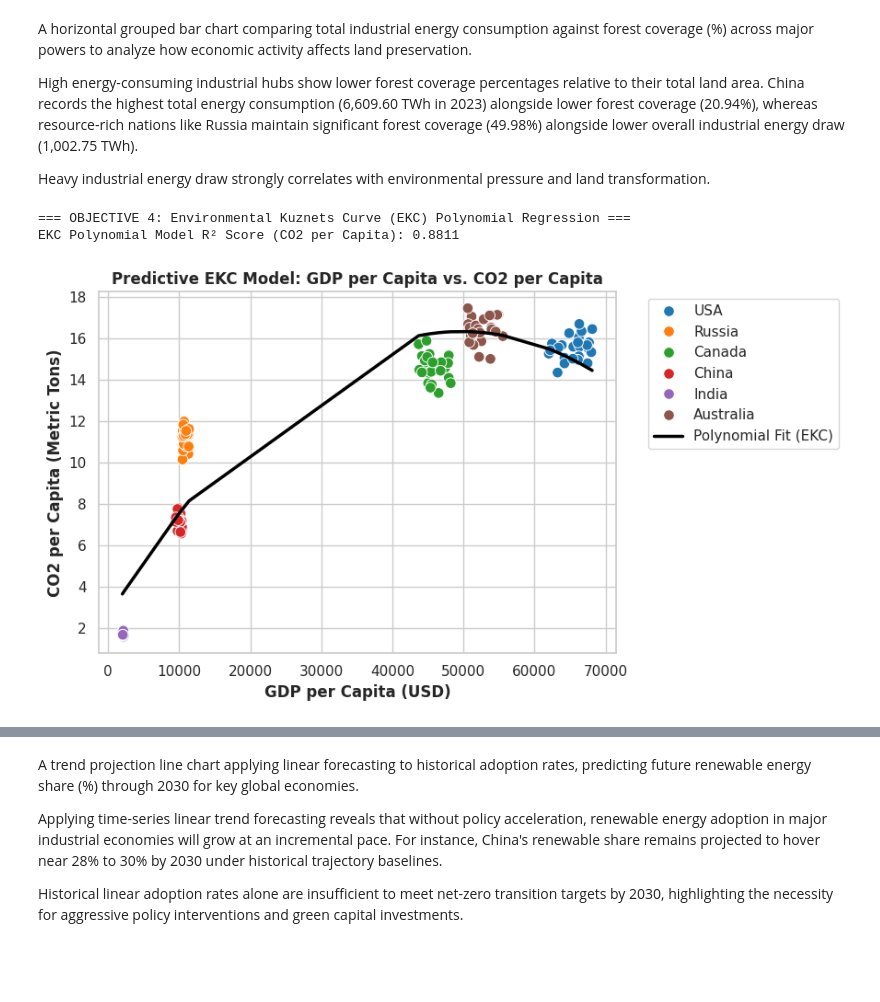
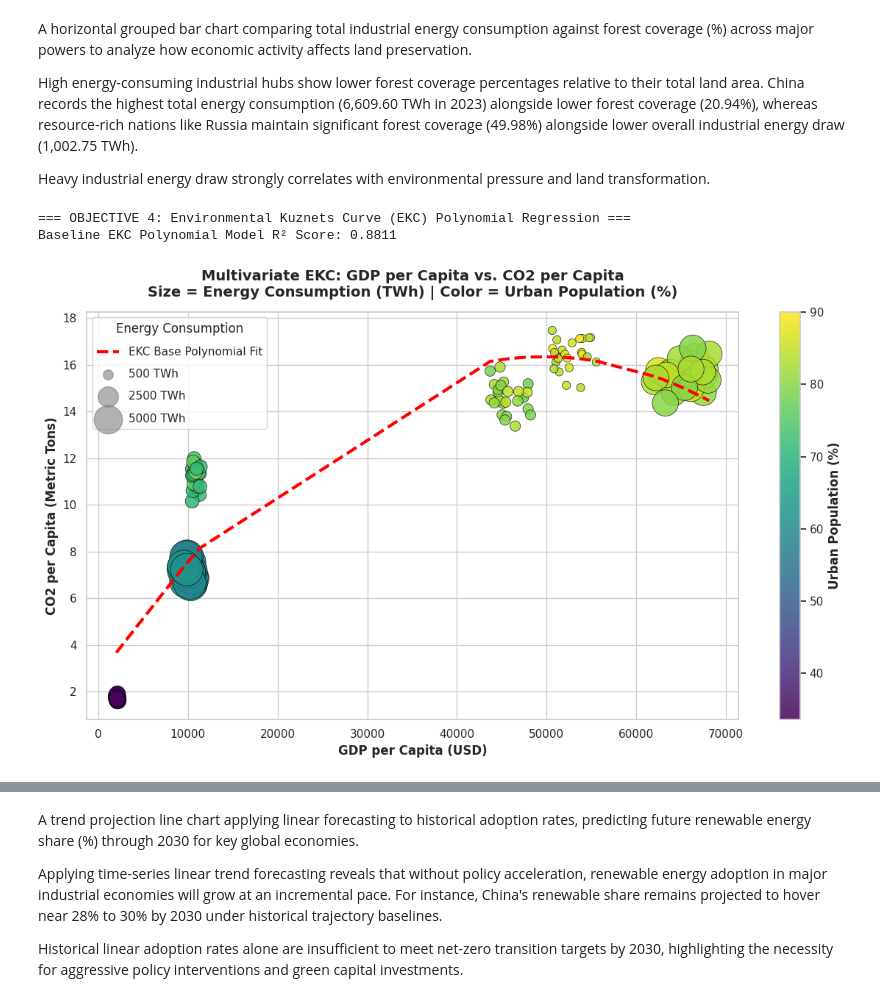
Before and after one commit to sitiekbal/CapstnPro_Econ.Analysis, a Jupyter notebook: Capstone_Project_Economic_Analysis.ipynb, the cells around one changed output, grey strips where cells are left out. Drawn from its saved outputs; the diff is of its cells as text; code cells hidden in the pictures; blank space fills up the shorter version.

```diff
--- a/Capstone_Project_Economic_Analysis.ipynb
+++ b/Capstone_Project_Economic_Analysis.ipynb
@@ -274,46 +274,76 @@ import numpy as np
 import pandas as pd
 import matplotlib.pyplot as plt
 import seaborn as sns
 from sklearn.linear_model import LinearRegression
 from sklearn.preprocessing import PolynomialFeatures
 from sklearn.metrics import r2_score
 
 print("=== OBJECTIVE 4: Environmental Kuznets Curve (EKC) Polynomial Regression ===")
 
-# Normalize CO2 to Per Capita to account for country scale
+# Ensure CO2 per Capita is computed
 pop_col = [col for col in df.columns if 'Population' in col and 'Growth' not in col and 'Urban' not in col][0]
 df['CO2_per_Capita'] = df['CO2 Emissions (Million Metric Tons)'] / df[pop_col]
 
-# Preparing data for EKC: Predicting CO2 per Capita based on GDP per Capita
+# Fit a Degree-2 Polynomial Regression for baseline reference
 X_ekc = df[['GDP per Capita (in USD)']]
 y_ekc = df['CO2_per_Capita']
-
-# Fit a Degree-2 Polynomial Regression
 poly = PolynomialFeatures(degree=2)
 X_poly = poly.fit_transform(X_ekc)
-
 ekc_model = LinearRegression()
 ekc_model.fit(X_poly, y_ekc)
 y_pred_ekc = ekc_model.predict(X_poly)
 
-print(f"EKC Polynomial Model R² Score (CO2 per Capita): {r2_score(y_ekc, y_pred_ekc):.4f}")
+print(f"Baseline EKC Polynomial Model R² Score: {r2_score(y_ekc, y_pred_ekc):.4f}")
 
-# Plotting EKC Model Fit
-plt.figure(figsize=(9, 5))
-sns.scatterplot(x=df['GDP per Capita (in USD)'], y=y_ekc, hue=df['Country'], palette='tab10', s=70)
+# Create a multi-dimensional plot incorporating all requested features:
+# X-axis: GDP per Capita
+# Y-axis: CO2 per Capita
+# Hue (Color): Urban Population (%)
+# Size: Energy Consumption (TWh)
+plt.figure(figsize=(12, 7))
+sns.set_theme(style="whitegrid")
 
-# Sort values for smooth curve plotting
+scatter = plt.scatter(
+    df['GDP per Capita (in USD)'],
+    df['CO2_per_Capita'],
+    c=df['Urban Population (%)'],
+    s=df['Energy Consumption (TWh)'] * 0.15 + 20,  # Scaled for visual clarity
+    cmap='viridis',
+    alpha=0.85,
+    edgecolors='black',
+    linewidths=0.5
+)
+
+# Add the baseline EKC trendline
 sorted_idx = np.argsort(df['GDP per Capita (in USD)'])
-plt.plot(df['GDP per Capita (in USD)'].iloc[sorted_idx], y_pred_ekc[sorted_idx], color='black', linewidth=2.5, label='Polynomial Fit (EKC)')
+plt.plot(
+    df['GDP per Capita (in USD)'].iloc[sorted_idx],
+    y_pred_ekc[sorted_idx],
+    color='red',
+    linestyle='--',
+    linewidth=3,
+    label='EKC Base Polynomial Fit'
+)
 
-plt.title('Predictive EKC Model: GDP per Capita vs. CO2 per Capita', fontsize=12, fontweight='bold')
+# Plot aesthetics and colorbars
+plt.title('Multivariate EKC: GDP per Capita vs. CO2 per Capita\nSize = Energy Consumption (TWh) | Color = Urban Population (%)', fontsize=14, fontweight='bold', pad=15)
 plt.xlabel('GDP per Capita (USD)', fontweight='bold')
 plt.ylabel('CO2 per Capita (Metric Tons)', fontweight='bold')
-plt.legend(bbox_to_anchor=(1.05, 1), loc='upper left')
+
+# Custom Legends
+cbar = plt.colorbar(scatter)
+cbar.set_label('Urban Population (%)', fontweight='bold')
+
+# Manually add size legend
+for size_val in [500, 2500, 5000]:
+    plt.scatter([], [], c='gray', alpha=0.6, s=size_val * 0.15 + 20,
+                label=f'{size_val} TWh')
+plt.legend(scatterpoints=1, frameon=True, labelspacing=1, title='Energy Consumption', loc='upper left')
+
 plt.tight_layout()
-plt.savefig('ekc_predictive_model.png', dpi=300)
+plt.savefig('ekc_multivariate_scatter.png', dpi=300)
 plt.show()
 # %% [output]
 === OBJECTIVE 4: Environmental Kuznets Curve (EKC) Polynomial Regression ===
-EKC Polynomial Model R² Score (CO2 per Capita): 0.8811
+Baseline EKC Polynomial Model R² Score: 0.8811
-[figure, old version]
+[figure, new version]
```
Also changed, not shown: parts of 3 cells of this notebook.
